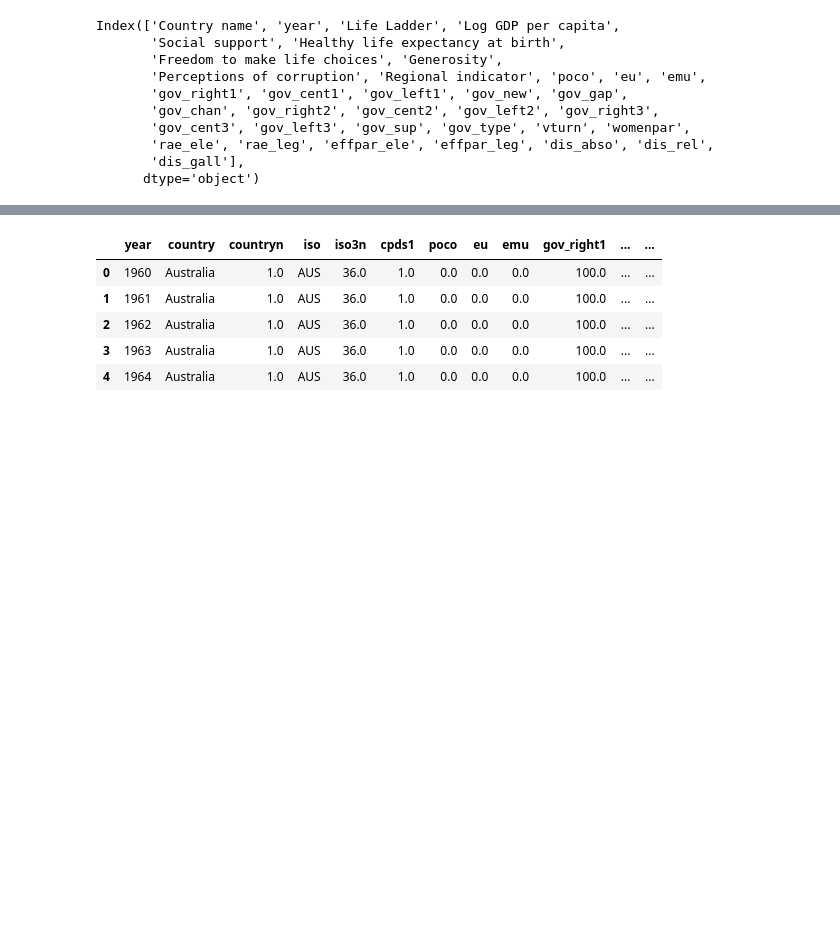
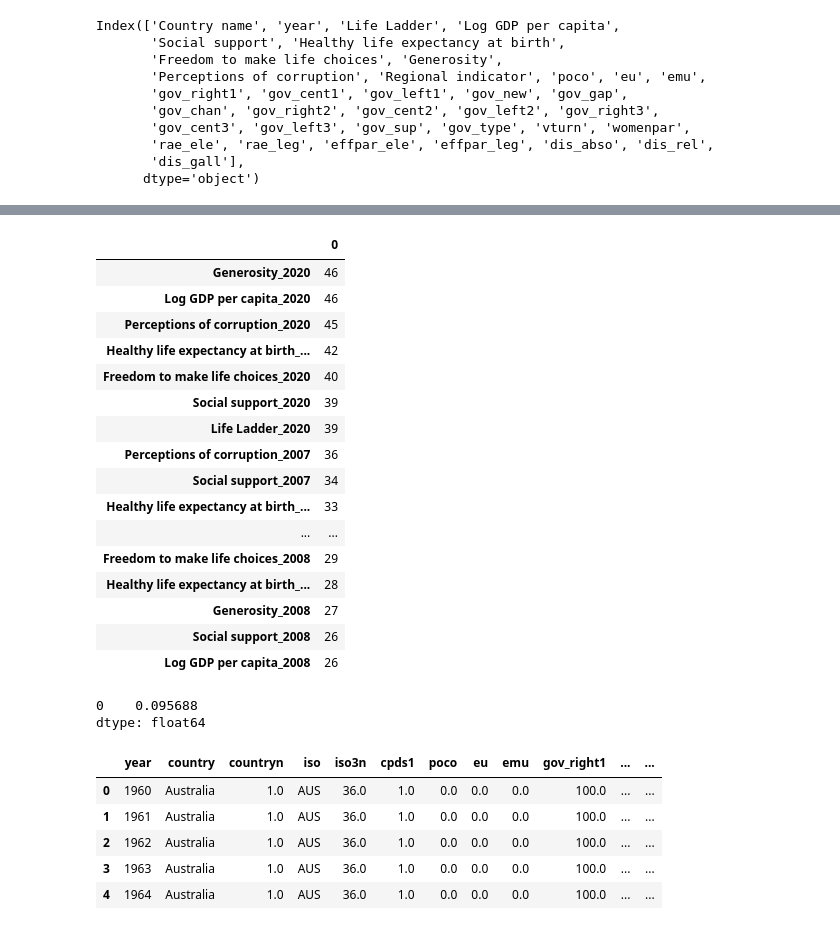
Before and after one commit to AdamKreitz/Medical-Disparity-Causal-Analysis, a Jupyter notebook: src/EDA.ipynb, the cells around one changed output, grey strips where cells are left out. Drawn from its saved outputs; the diff is of its cells as text; code cells hidden in the pictures; blank space fills up the shorter version.

```diff
--- a/src/EDA.ipynb
+++ b/src/EDA.ipynb
@@ -174,3 +291,31 @@ reformatted_data.to_csv('final_data/WHD_and_CPDS.csv')
+# %%
+pd.DataFrame(reformatted_data.isnull().sum()).sort_values(by  = 0, ascending = False).head(20)
+# %% [output]
+|  | 0 |
+| Generosity_2020 | 46 |
+| Log GDP per capita_2020 | 46 |
+| Perceptions of corruption_2020 | 45 |
+| Healthy life expectancy at birth_... | 42 |
+| Freedom to make life choices_2020 | 40 |
+| Social support_2020 | 39 |
+| Life Ladder_2020 | 39 |
+| Perceptions of corruption_2007 | 36 |
+| Social support_2007 | 34 |
+| Healthy life expectancy at birth_... | 33 |
+| ... | ... |
+| Freedom to make life choices_2008 | 29 |
+| Healthy life expectancy at birth_... | 28 |
+| Generosity_2008 | 27 |
+| Social support_2008 | 26 |
+| Log GDP per capita_2008 | 26 |
+# %%
+ttl_nulls = pd.DataFrame(reformatted_data.isnull().sum()).sum()
+ttl_vals = reformatted_data.shape[0] * reformatted_data.shape[1]
+pct_missing = ttl_nulls / ttl_vals
+pct_missing
+# %% [output]
+0    0.095688
+dtype: float64
 # %%
 def convert_to_int(x):
     return int(x)
```
Also changed, not shown: parts of 12 cells of this notebook, 1 other file.
